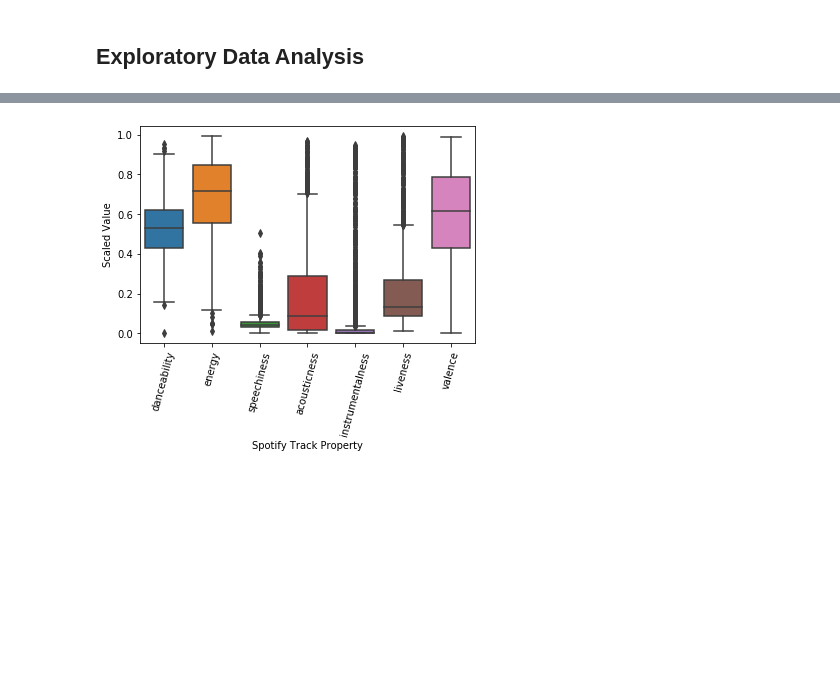
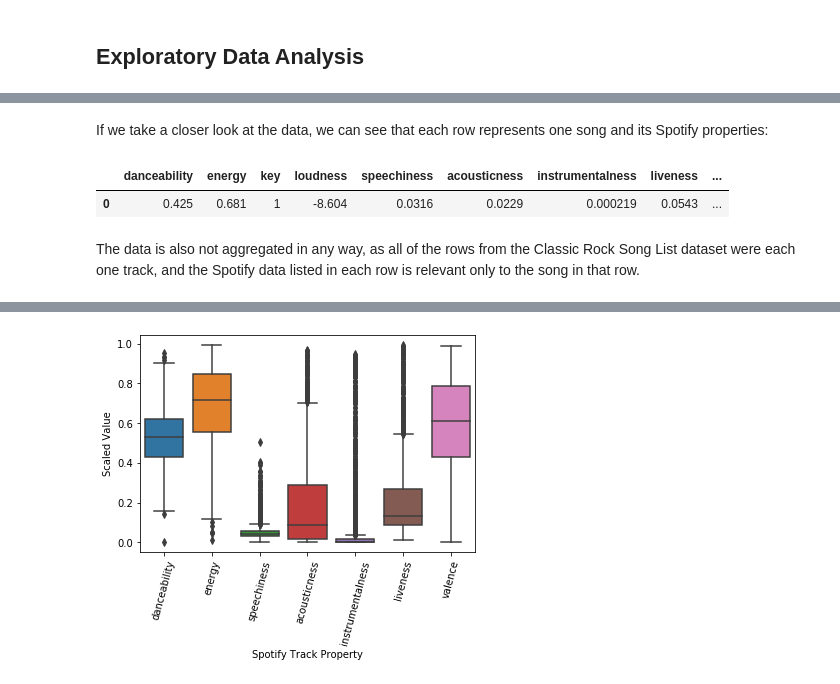
Before and after one commit to uic-cs418/cs418-s20-the-diatonics, a Jupyter notebook: CS418-Project.ipynb, the cells around one changed output, grey strips where cells are left out. Drawn from its saved outputs; the diff is of its cells as text; code cells hidden in the pictures; blank space fills up the shorter version.

```diff
--- a/CS418-Project.ipynb
+++ b/CS418-Project.ipynb
@@ -70,3 +91,12 @@ tracks_with_audio_features.head()
+# %% [markdown]
+If we take a closer look at the data, we can see that each row represents one song and its Spotify properties:
+# %%
+tracks_with_audio_features.head(1)
+# %% [output]
+|  | danceability | energy | key | loudness | speechiness | acousticness | instrumentalness | liveness | ... |
+| 0 | 0.425 | 0.681 | 1 | -8.604 | 0.0316 | 0.0229 | 0.000219 | 0.0543 | ... |
+# %% [markdown]
+The data is also not aggregated in any way, as all of the rows from the Classic Rock Song List dataset were each one track, and the Spotify data listed in each row is relevant only to the song in that row.
 # %%
 eda_data = tracks_with_audio_features.copy().dropna()
 try:
```
Also changed, not shown: parts of 16 cells of this notebook, 2 other files.
